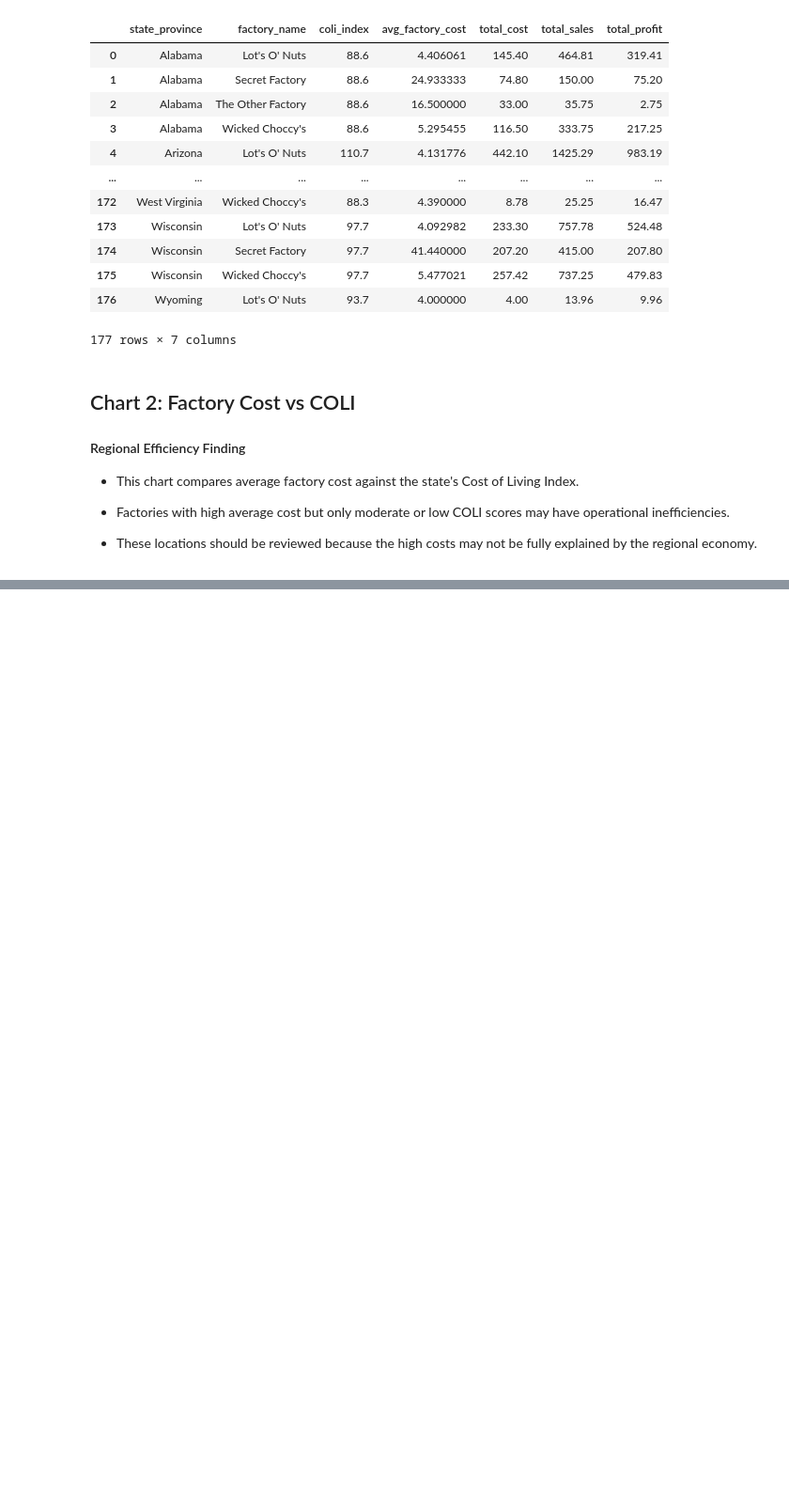
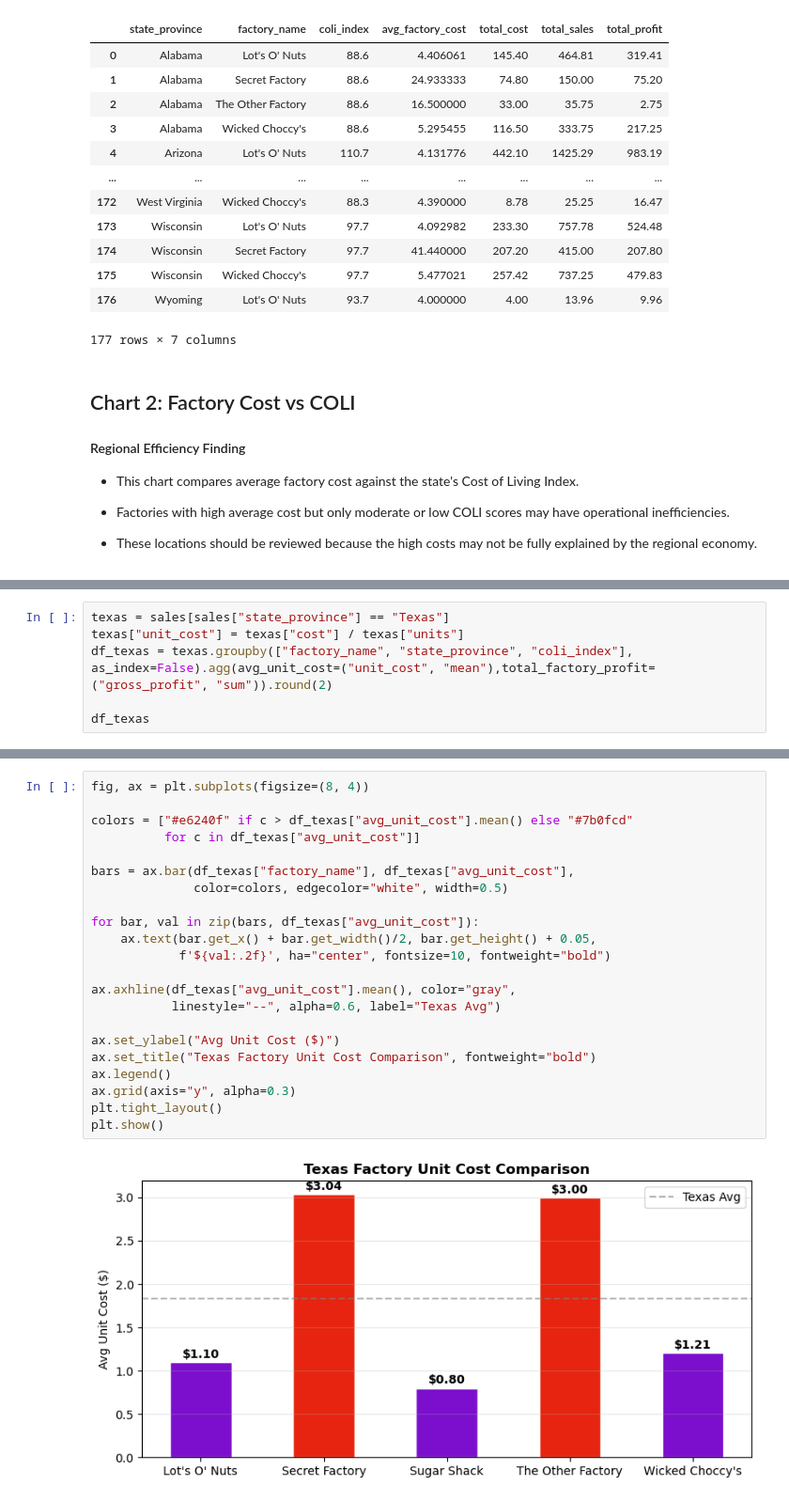
Before and after one commit to meisnerfiona-it/wonka-factory-database-project, a Jupyter notebook: data/clean/Final_Storytelling.ipynb, the cells around one changed output, grey strips where cells are left out. Shown at 94% size. Saved outputs shown, nothing was run; the diff lists cells and outputs as text; blank space fills up the shorter version.

```diff
--- a/data/clean/Final_Storytelling.ipynb
+++ b/data/clean/Final_Storytelling.ipynb
@@ -149,0 +156,6 @@ plt.show()
+# %%
+texas = sales[sales["state_province"] == "Texas"]
+texas["unit_cost"] = texas["cost"] / texas["units"]
+df_texas = texas.groupby(["factory_name", "state_province", "coli_index"], as_index=False).agg(avg_unit_cost=("unit_cost", "mean"),total_factory_profit=("gross_profit", "sum")).round(2)
+
+df_texas
@@ -149,0 +174,24 @@ plt.show()
+# %%
+fig, ax = plt.subplots(figsize=(8, 4))
+
+colors = ["#e6240f" if c > df_texas["avg_unit_cost"].mean() else "#7b0fcd"
+          for c in df_texas["avg_unit_cost"]]
+
+bars = ax.bar(df_texas["factory_name"], df_texas["avg_unit_cost"],
+              color=colors, edgecolor="white", width=0.5)
+
+for bar, val in zip(bars, df_texas["avg_unit_cost"]):
+    ax.text(bar.get_x() + bar.get_width()/2, bar.get_height() + 0.05,
+            f'${val:.2f}', ha="center", fontsize=10, fontweight="bold")
+
+ax.axhline(df_texas["avg_unit_cost"].mean(), color="gray",
+           linestyle="--", alpha=0.6, label="Texas Avg")
+
+ax.set_ylabel("Avg Unit Cost ($)")
+ax.set_title("Texas Factory Unit Cost Comparison", fontweight="bold")
+ax.legend()
+ax.grid(axis="y", alpha=0.3)
+plt.tight_layout()
+plt.show()
+# %% [output]
+[figure, added]
```
Also changed, not shown: parts of 7 cells of this notebook.
